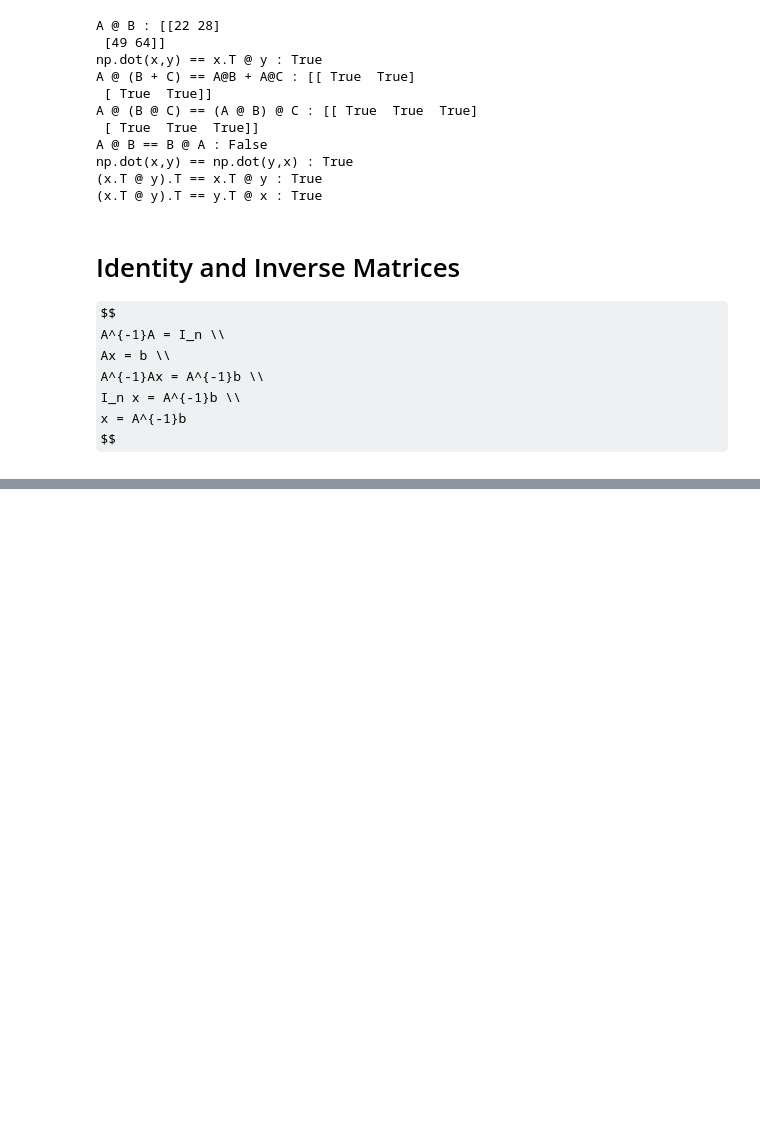
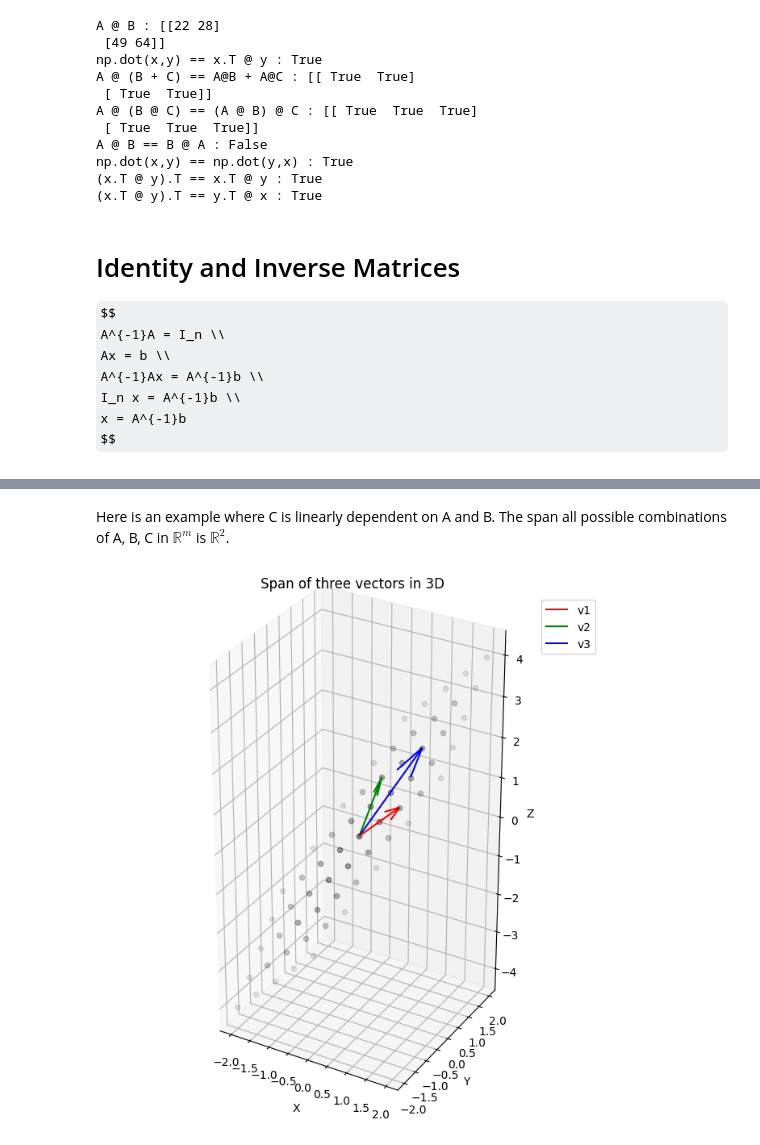
Before and after one commit to woodRock/deep-learning-goodfellow, a Jupyter notebook: chapter_2_linear_algebra.ipynb, the cells around one changed output, grey strips where cells are left out. Cells and saved outputs as stored; diff of their text form; code cells hidden in the pictures; some formulas as TeX source; blank space fills up the shorter version.

```diff
--- a/chapter_2_linear_algebra.ipynb
+++ b/chapter_2_linear_algebra.ipynb
@@ -154,0 +301,11 @@ np.allclose(ainv @ a, np.eye(2)) : True
+# %% [markdown]
+Here is an example where C is linearly dependent on A and B. The span all possible combinations of A, B, C in $\mathbb{R}^m$ is $\mathbb{R}^2$.
+# %%
+# Example usage with vectors forming a plane
+A = np.array([1, 0, 1])
+B = np.array([0, 1, 1])
+C = np.array([1, 1, 2])  # v3 = v1 + v2
+
+plot_3d_span(A, B, C)
+# %% [output]
+[figure, added]
```
Also changed, not shown: parts of 32 cells of this notebook.
